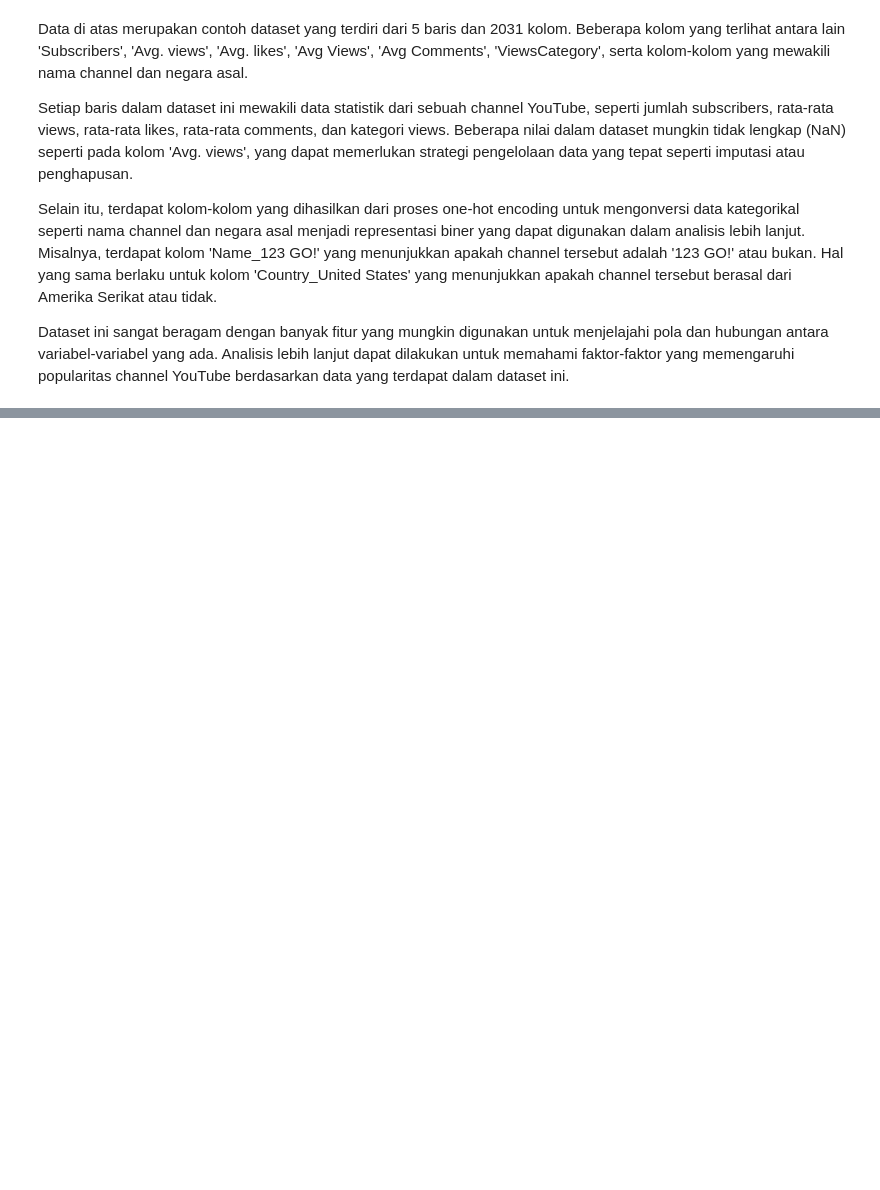
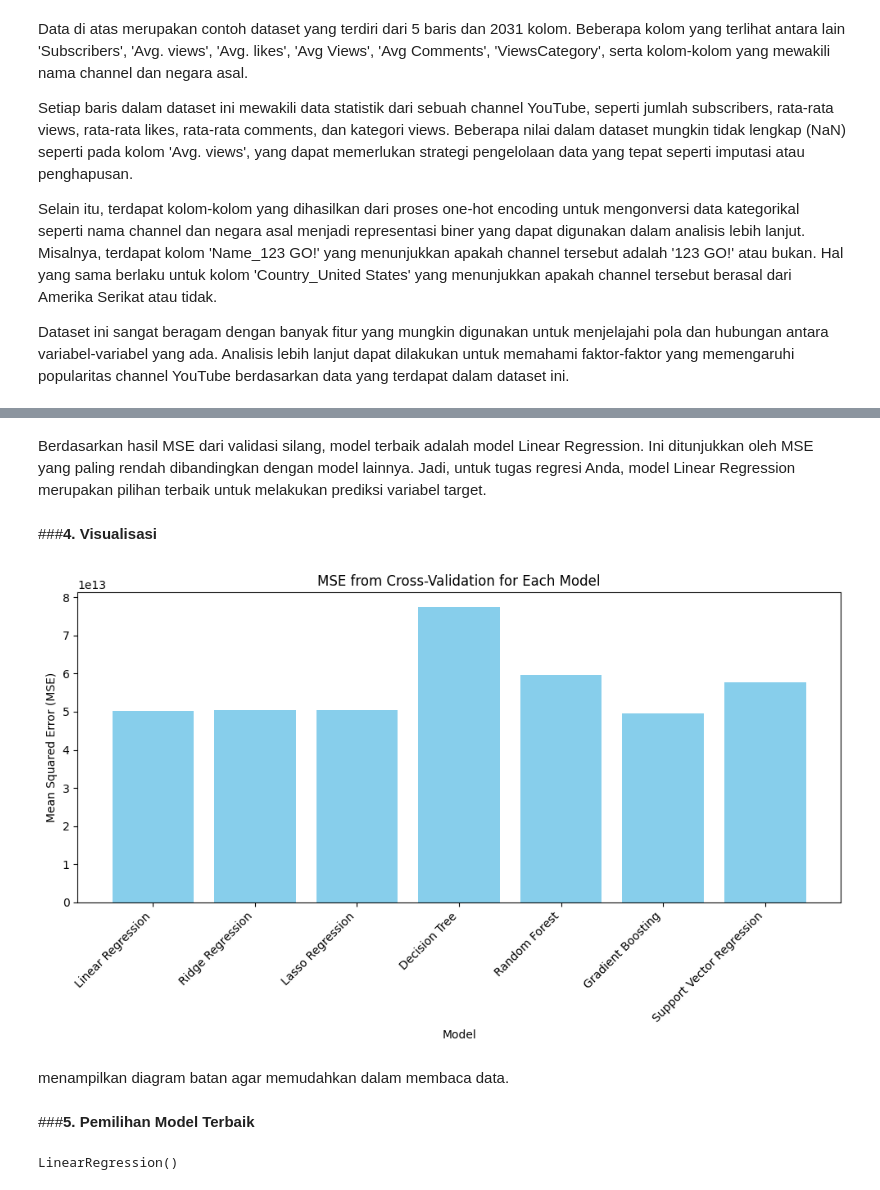
Before and after one commit to bayuprnmji31/DATA-MINING_1, a Jupyter notebook: DATA_MINING_BAYUPRNMJI_1.ipynb, the cells around one changed output, grey strips where cells are left out. Saved outputs shown, nothing was run; the diff lists cells and outputs as text; code cells hidden in the pictures; blank space fills up the shorter version.

```diff
--- a/DATA_MINING_BAYUPRNMJI_1.ipynb
+++ b/DATA_MINING_BAYUPRNMJI_1.ipynb
@@ -1293,0 +1360,35 @@ df.to_csv("Data Cleaned.csv")
+# %% [markdown]
+Berdasarkan hasil MSE dari validasi silang, model terbaik adalah model Linear Regression. Ini ditunjukkan oleh MSE yang paling rendah dibandingkan dengan model lainnya. Jadi, untuk tugas regresi Anda, model Linear Regression merupakan pilihan terbaik untuk melakukan prediksi variabel target.
+# %% [markdown]
+###**4. Visualisasi**
+# %%
+# Daftar nama model dan hasil MSE
+model_names = ['Linear Regression', 'Ridge Regression', 'Lasso Regression',
+               'Decision Tree', 'Random Forest', 'Gradient Boosting', 'Support Vector Regression']
+mse_scores = [50241817603217.125, 50421097821758.664, 50495646457948.56,
+              77375640625000.0, 59601945924687.5, 49614541389939.64, 57760842536646.95]
+
+# Plot bar chart
+plt.figure(figsize=(10, 6))
+plt.bar(model_names, mse_scores, color='skyblue')
+plt.xlabel('Model')
+plt.ylabel('Mean Squared Error (MSE)')
+plt.title('MSE from Cross-Validation for Each Model')
+plt.xticks(rotation=45, ha='right')
+plt.tight_layout()
+plt.show()
+# %% [output]
+[figure, added]
+# %% [markdown]
+menampilkan diagram batan agar memudahkan dalam membaca data.
+# %% [markdown]
+###**5. Pemilihan Model Terbaik**
+# %%
+# Pilih model terbaik berdasarkan kinerja
+best_model_name = 'Linear Regression'
+best_model = models[best_model_name]
+
+# Latih model terbaik pada seluruh data latih
+best_model.fit(x_train, y_train)
+# %% [output]
+LinearRegression()
```
Also changed, not shown: parts of 87 cells of this notebook.
